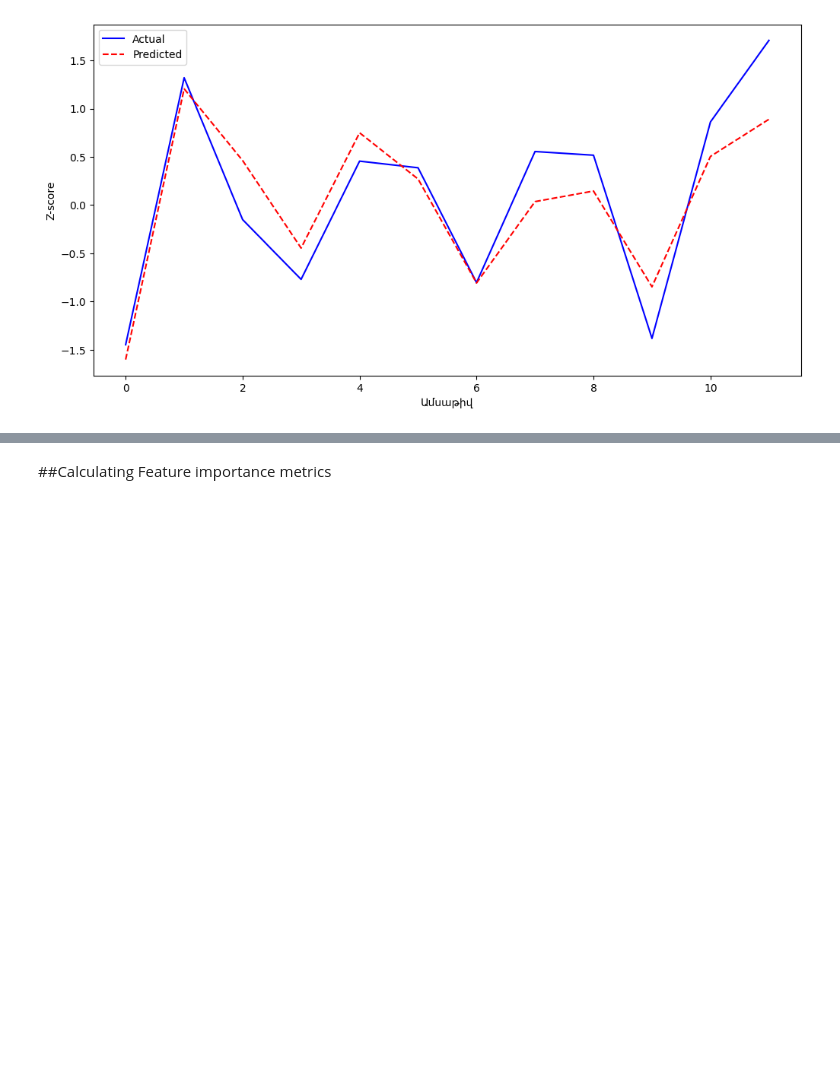
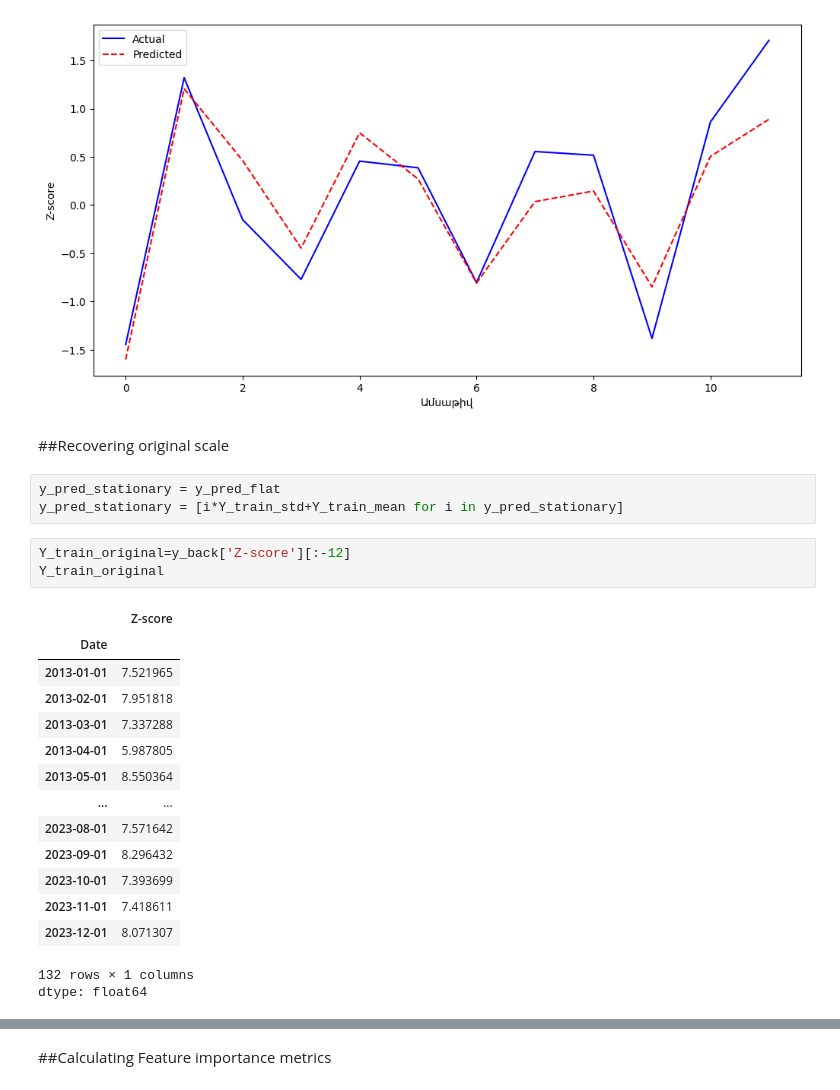
Before and after one commit to DavMLPath/PhD-Theses, a Jupyter notebook: Banking_Stability_Modeling_1D_CNN.ipynb, the cells around one changed output, grey strips where cells are left out. Saved outputs shown, nothing was run; the diff lists cells and outputs as text; blank space fills up the shorter version.

```diff
--- a/Banking_Stability_Modeling_1D_CNN.ipynb
+++ b/Banking_Stability_Modeling_1D_CNN.ipynb
@@ -892,3 +892,27 @@ plt.legend()
 plt.show()
 # %% [output]
 [figure]
+# %% [markdown]
+##Recovering original scale
+# %%
+y_pred_stationary = y_pred_flat
+y_pred_stationary = [i*Y_train_std+Y_train_mean for i in y_pred_stationary]
+# %%
+Y_train_original=y_back['Z-score'][:-12]
+Y_train_original
+# %% [output]
+|  | Z-score |
+| Date |  |
+| 2013-01-01 | 7.521965 |
+| 2013-02-01 | 7.951818 |
+| 2013-03-01 | 7.337288 |
+| 2013-04-01 | 5.987805 |
+| 2013-05-01 | 8.550364 |
+| ... | ... |
+| 2023-08-01 | 7.571642 |
+| 2023-09-01 | 8.296432 |
+| 2023-10-01 | 7.393699 |
+| 2023-11-01 | 7.418611 |
+| 2023-12-01 | 8.071307 |
+132 rows × 1 columns
+dtype: float64
```
Also changed, not shown: parts of 5 cells of this notebook.
